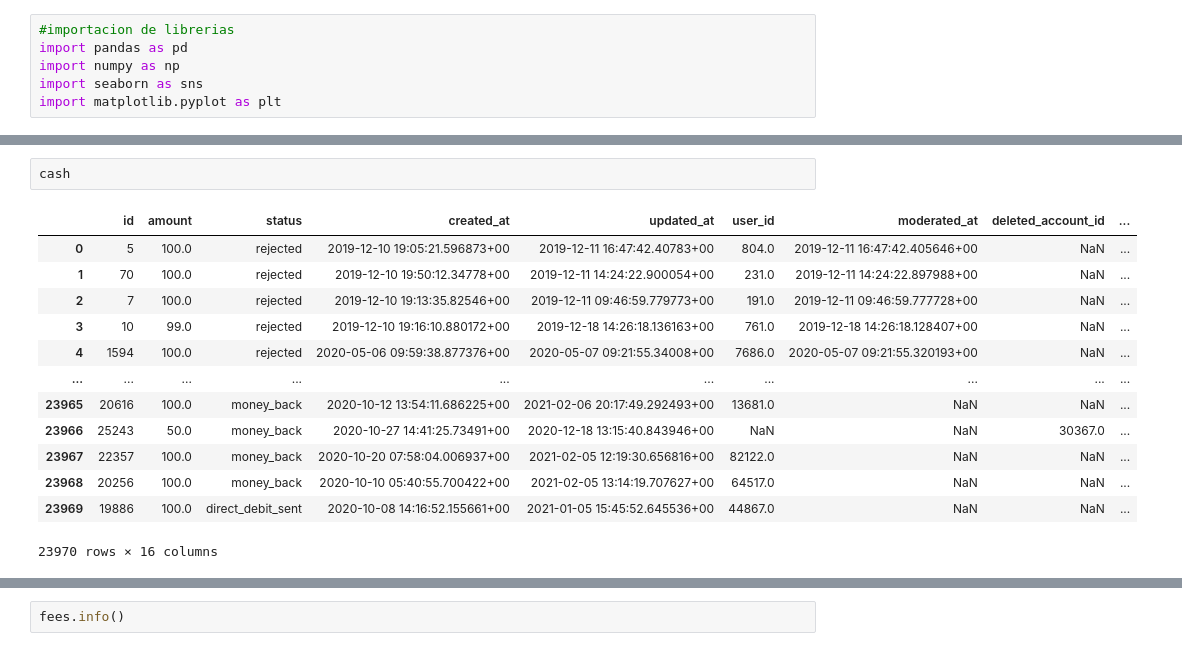
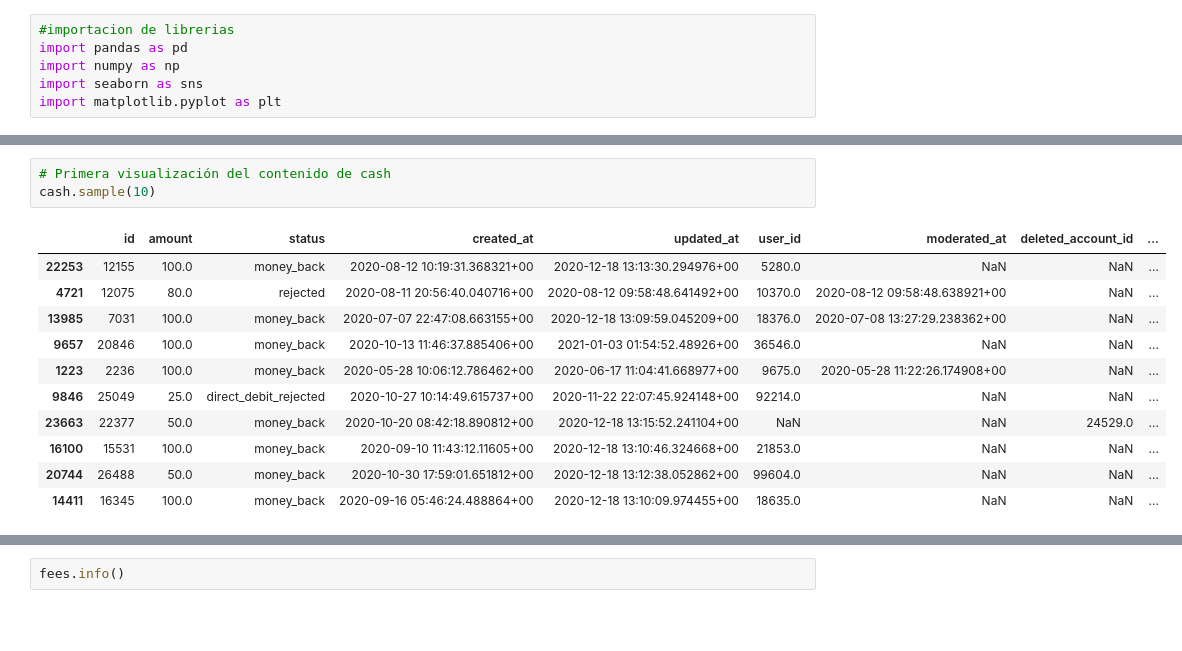
Before and after one commit to moiatgit/project-1-ironhack-payments-es, a Jupyter notebook: grupo3.ipynb, the cells around one changed output, grey strips where cells are left out. Saved outputs shown, nothing was run; the diff lists cells and outputs as text; blank space fills up the shorter version.

```diff
--- a/grupo3.ipynb
+++ b/grupo3.ipynb
@@ -102,16 +108,15 @@ memory usage: 256.0+ KB
 # %%
-cash
+# Primera visualización del contenido de cash
+cash.sample(10)
 # %% [output]
 |  | id | amount | status | created_at | updated_at | user_id | moderated_at | deleted_account_id | ... |
-| 0 | 5 | 100.0 | rejected | 2019-12-10 19:05:21.596873+00 | 2019-12-11 16:47:42.40783+00 | 804.0 | 2019-12-11 16:47:42.405646+00 | NaN | ... |
-| 1 | 70 | 100.0 | rejected | 2019-12-10 19:50:12.34778+00 | 2019-12-11 14:24:22.900054+00 | 231.0 | 2019-12-11 14:24:22.897988+00 | NaN | ... |
-| 2 | 7 | 100.0 | rejected | 2019-12-10 19:13:35.82546+00 | 2019-12-11 09:46:59.779773+00 | 191.0 | 2019-12-11 09:46:59.777728+00 | NaN | ... |
-| 3 | 10 | 99.0 | rejected | 2019-12-10 19:16:10.880172+00 | 2019-12-18 14:26:18.136163+00 | 761.0 | 2019-12-18 14:26:18.128407+00 | NaN | ... |
-| 4 | 1594 | 100.0 | rejected | 2020-05-06 09:59:38.877376+00 | 2020-05-07 09:21:55.34008+00 | 7686.0 | 2020-05-07 09:21:55.320193+00 | NaN | ... |
-| ... | ... | ... | ... | ... | ... | ... | ... | ... | ... |
-| 23965 | 20616 | 100.0 | money_back | 2020-10-12 13:54:11.686225+00 | 2021-02-06 20:17:49.292493+00 | 13681.0 | NaN | NaN | ... |
-| 23966 | 25243 | 50.0 | money_back | 2020-10-27 14:41:25.73491+00 | 2020-12-18 13:15:40.843946+00 | NaN | NaN | 30367.0 | ... |
-| 23967 | 22357 | 100.0 | money_back | 2020-10-20 07:58:04.006937+00 | 2021-02-05 12:19:30.656816+00 | 82122.0 | NaN | NaN | ... |
-| 23968 | 20256 | 100.0 | money_back | 2020-10-10 05:40:55.700422+00 | 2021-02-05 13:14:19.707627+00 | 64517.0 | NaN | NaN | ... |
-| 23969 | 19886 | 100.0 | direct_debit_sent | 2020-10-08 14:16:52.155661+00 | 2021-01-05 15:45:52.645536+00 | 44867.0 | NaN | NaN | ... |
+| 22253 | 12155 | 100.0 | money_back | 2020-08-12 10:19:31.368321+00 | 2020-12-18 13:13:30.294976+00 | 5280.0 | NaN | NaN | ... |
+| 4721 | 12075 | 80.0 | rejected | 2020-08-11 20:56:40.040716+00 | 2020-08-12 09:58:48.641492+00 | 10370.0 | 2020-08-12 09:58:48.638921+00 | NaN | ... |
+| 13985 | 7031 | 100.0 | money_back | 2020-07-07 22:47:08.663155+00 | 2020-12-18 13:09:59.045209+00 | 18376.0 | 2020-07-08 13:27:29.238362+00 | NaN | ... |
+| 9657 | 20846 | 100.0 | money_back | 2020-10-13 11:46:37.885406+00 | 2021-01-03 01:54:52.48926+00 | 36546.0 | NaN | NaN | ... |
+| 1223 | 2236 | 100.0 | money_back | 2020-05-28 10:06:12.786462+00 | 2020-06-17 11:04:41.668977+00 | 9675.0 | 2020-05-28 11:22:26.174908+00 | NaN | ... |
+| 9846 | 25049 | 25.0 | direct_debit_rejected | 2020-10-27 10:14:49.615737+00 | 2020-11-22 22:07:45.924148+00 | 92214.0 | NaN | NaN | ... |
+| 23663 | 22377 | 50.0 | money_back | 2020-10-20 08:42:18.890812+00 | 2020-12-18 13:15:52.241104+00 | NaN | NaN | 24529.0 | ... |
+| 16100 | 15531 | 100.0 | money_back | 2020-09-10 11:43:12.11605+00 | 2020-12-18 13:10:46.324668+00 | 21853.0 | NaN | NaN | ... |
+| 20744 | 26488 | 50.0 | money_back | 2020-10-30 17:59:01.651812+00 | 2020-12-18 13:12:38.052862+00 | 99604.0 | NaN | NaN | ... |
+| 14411 | 16345 | 100.0 | money_back | 2020-09-16 05:46:24.488864+00 | 2020-12-18 13:10:09.974455+00 | 18635.0 | NaN | NaN | ... |
-23970 rows × 16 columns
```
Also changed, not shown: parts of 51 cells of this notebook.
